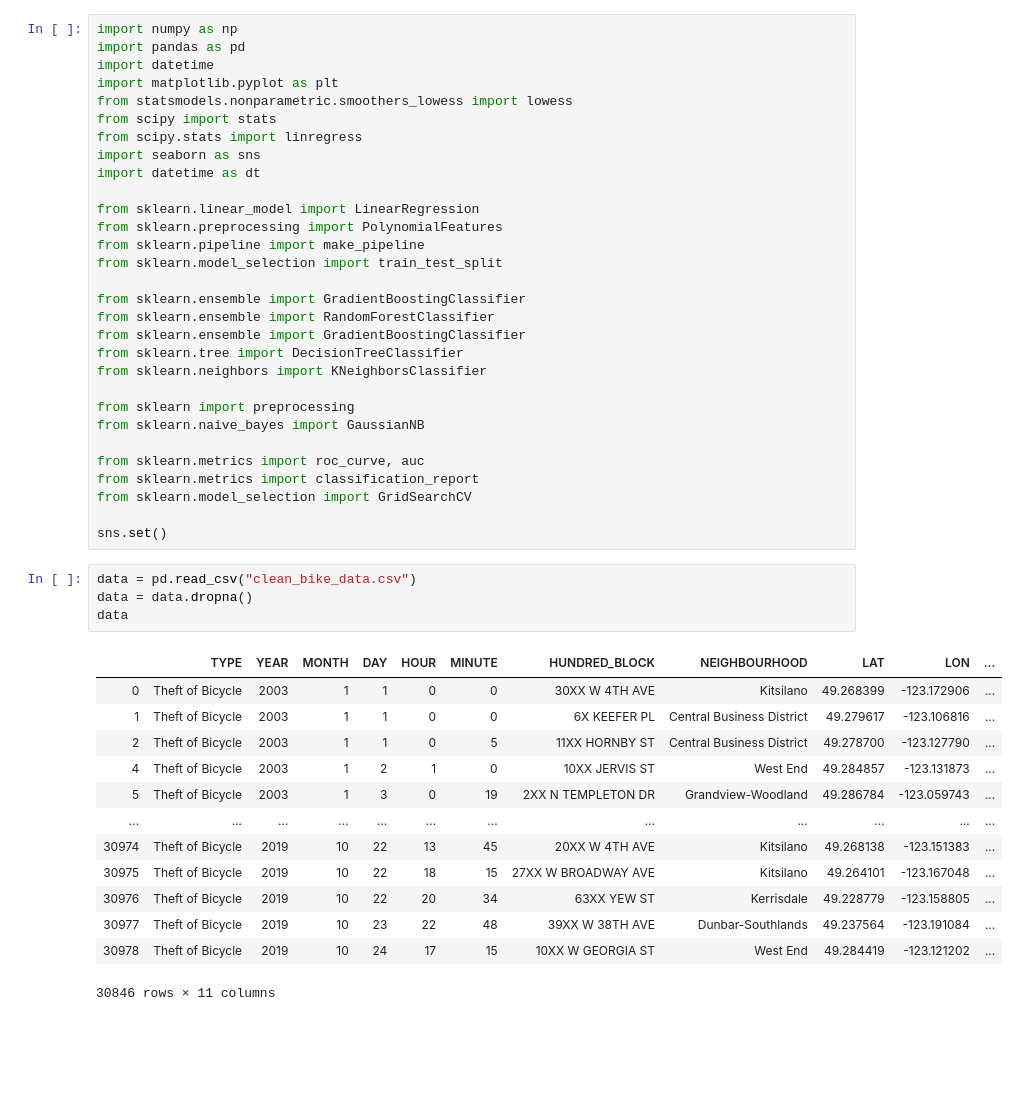
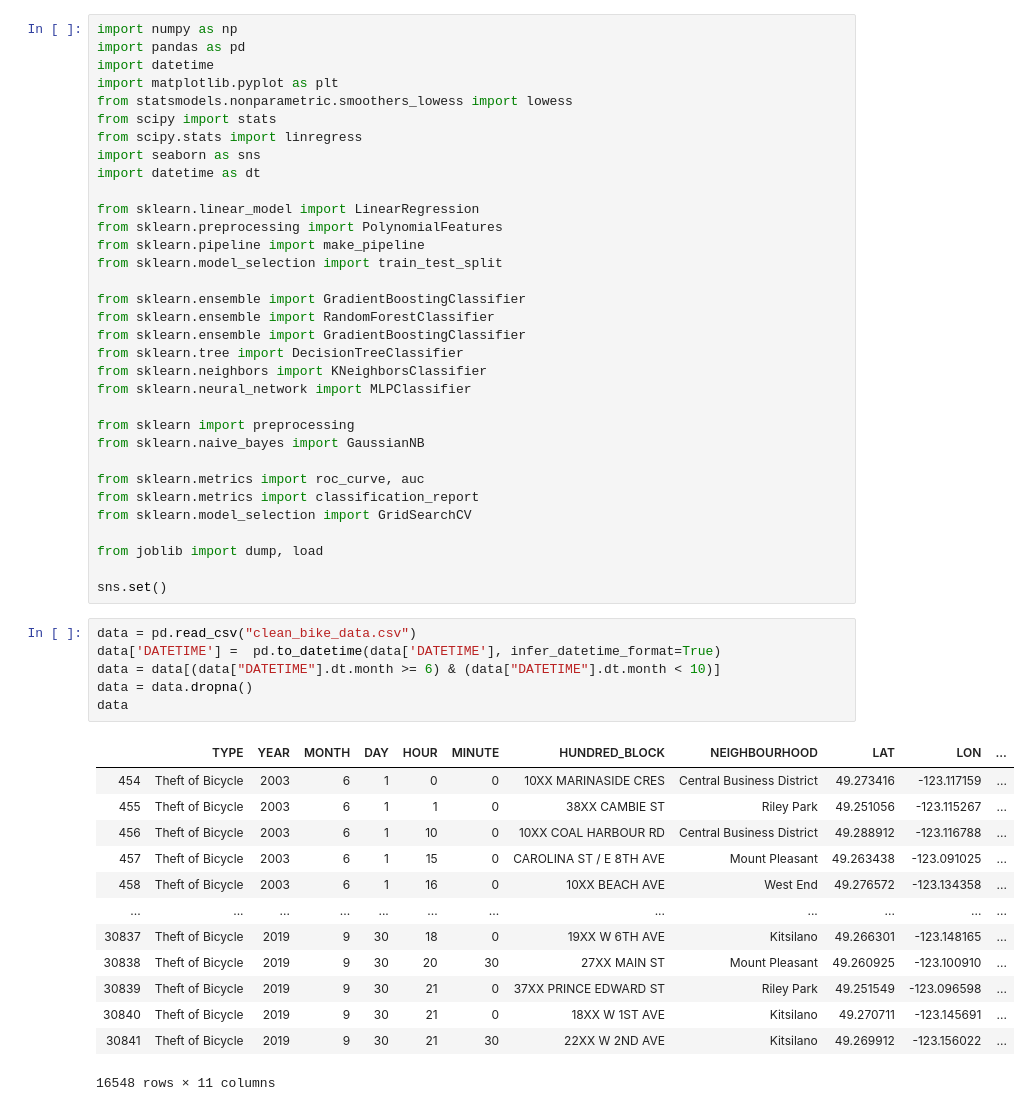
Before and after one commit to WanatabeShin/cmpt-353-final-project, a Jupyter notebook: classifier.ipynb, the cells around one changed output. Drawn from its saved outputs; the diff is of its cells as text; blank space fills up the shorter version.

```diff
--- a/classifier.ipynb
+++ b/classifier.ipynb
@@ -19,6 +19,7 @@ from sklearn.ensemble import RandomForestClassifier
 from sklearn.ensemble import GradientBoostingClassifier
 from sklearn.tree import DecisionTreeClassifier
 from sklearn.neighbors import KNeighborsClassifier
+from sklearn.neural_network import MLPClassifier
 
 from sklearn import preprocessing
 from sklearn.naive_bayes import GaussianNB
@@ -27,25 +28,29 @@ from sklearn.metrics import roc_curve, auc
 from sklearn.metrics import classification_report
 from sklearn.model_selection import GridSearchCV
 
+from joblib import dump, load
+
 sns.set()
 # %%
 data = pd.read_csv("clean_bike_data.csv")
+data['DATETIME'] =  pd.to_datetime(data['DATETIME'], infer_datetime_format=True)
+data = data[(data["DATETIME"].dt.month >= 6) & (data["DATETIME"].dt.month < 10)]
 data = data.dropna()
 data
 # %% [output]
 |  | TYPE | YEAR | MONTH | DAY | HOUR | MINUTE | HUNDRED_BLOCK | NEIGHBOURHOOD | LAT | LON | ... |
-| 0 | Theft of Bicycle | 2003 | 1 | 1 | 0 | 0 | 30XX W 4TH AVE | Kitsilano | 49.268399 | -123.172906 | ... |
-| 1 | Theft of Bicycle | 2003 | 1 | 1 | 0 | 0 | 6X KEEFER PL | Central Business District | 49.279617 | -123.106816 | ... |
-| 2 | Theft of Bicycle | 2003 | 1 | 1 | 0 | 5 | 11XX HORNBY ST | Central Business District | 49.278700 | -123.127790 | ... |
-| 4 | Theft of Bicycle | 2003 | 1 | 2 | 1 | 0 | 10XX JERVIS ST | West End | 49.284857 | -123.131873 | ... |
-| 5 | Theft of Bicycle | 2003 | 1 | 3 | 0 | 19 | 2XX N TEMPLETON DR | Grandview-Woodland | 49.286784 | -123.059743 | ... |
+| 454 | Theft of Bicycle | 2003 | 6 | 1 | 0 | 0 | 10XX MARINASIDE CRES | Central Business District | 49.273416 | -123.117159 | ... |
+| 455 | Theft of Bicycle | 2003 | 6 | 1 | 1 | 0 | 38XX CAMBIE ST | Riley Park | 49.251056 | -123.115267 | ... |
+| 456 | Theft of Bicycle | 2003 | 6 | 1 | 10 | 0 | 10XX COAL HARBOUR RD | Central Business District | 49.288912 | -123.116788 | ... |
+| 457 | Theft of Bicycle | 2003 | 6 | 1 | 15 | 0 | CAROLINA ST / E 8TH AVE | Mount Pleasant | 49.263438 | -123.091025 | ... |
+| 458 | Theft of Bicycle | 2003 | 6 | 1 | 16 | 0 | 10XX BEACH AVE | West End | 49.276572 | -123.134358 | ... |
 | ... | ... | ... | ... | ... | ... | ... | ... | ... | ... | ... | ... |
-| 30974 | Theft of Bicycle | 2019 | 10 | 22 | 13 | 45 | 20XX W 4TH AVE | Kitsilano | 49.268138 | -123.151383 | ... |
-| 30975 | Theft of Bicycle | 2019 | 10 | 22 | 18 | 15 | 27XX W BROADWAY AVE | Kitsilano | 49.264101 | -123.167048 | ... |
-| 30976 | Theft of Bicycle | 2019 | 10 | 22 | 20 | 34 | 63XX YEW ST | Kerrisdale | 49.228779 | -123.158805 | ... |
-| 30977 | Theft of Bicycle | 2019 | 10 | 23 | 22 | 48 | 39XX W 38TH AVE | Dunbar-Southlands | 49.237564 | -123.191084 | ... |
-| 30978 | Theft of Bicycle | 2019 | 10 | 24 | 17 | 15 | 10XX W GEORGIA ST | West End | 49.284419 | -123.121202 | ... |
+| 30837 | Theft of Bicycle | 2019 | 9 | 30 | 18 | 0 | 19XX W 6TH AVE | Kitsilano | 49.266301 | -123.148165 | ... |
+| 30838 | Theft of Bicycle | 2019 | 9 | 30 | 20 | 30 | 27XX MAIN ST | Mount Pleasant | 49.260925 | -123.100910 | ... |
+| 30839 | Theft of Bicycle | 2019 | 9 | 30 | 21 | 0 | 37XX PRINCE EDWARD ST | Riley Park | 49.251549 | -123.096598 | ... |
+| 30840 | Theft of Bicycle | 2019 | 9 | 30 | 21 | 0 | 18XX W 1ST AVE | Kitsilano | 49.270711 | -123.145691 | ... |
+| 30841 | Theft of Bicycle | 2019 | 9 | 30 | 21 | 30 | 22XX W 2ND AVE | Kitsilano | 49.269912 | -123.156022 | ... |
-30846 rows × 11 columns
+16548 rows × 11 columns
 # %%
 le_neigh = preprocessing.LabelEncoder()
 le_block = preprocessing.LabelEncoder()
```
Also changed, not shown: parts of 10 cells of this notebook, 2 other files.
